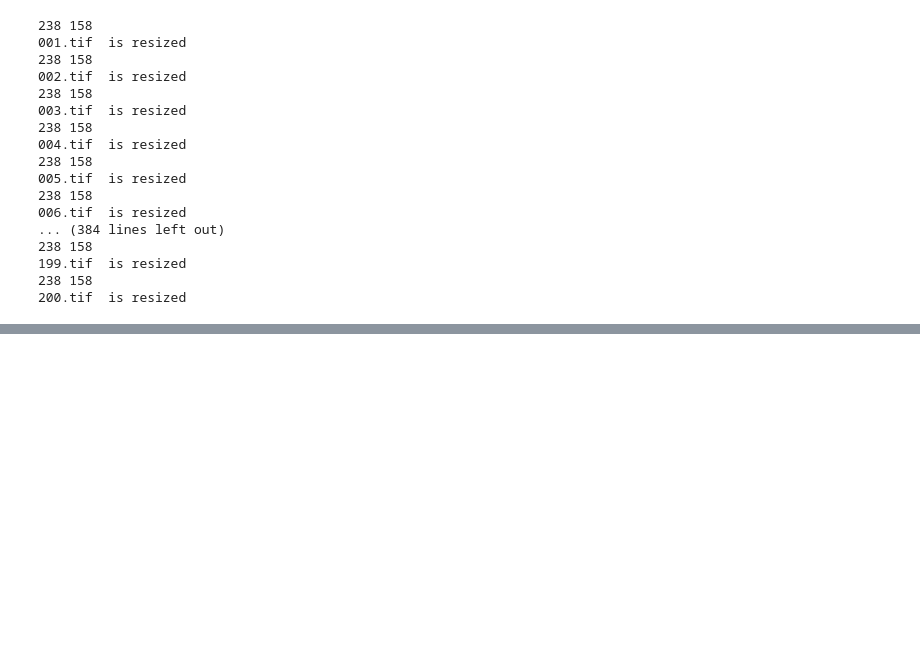
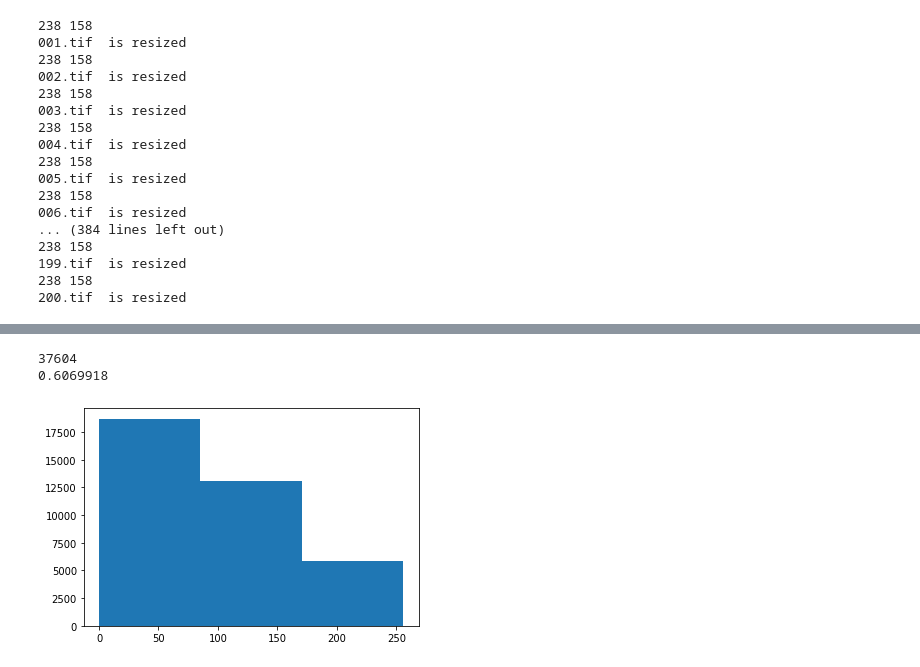
Before and after one commit to SatyaTamalampudi/HonoursImplem, a Jupyter notebook: CompressVideo.ipynb, the cells around one changed output, grey strips where cells are left out. Cells and saved outputs as stored; diff of their text form; code cells hidden in the pictures; blank space fills up the shorter version.

```diff
--- a/CompressVideo.ipynb
+++ b/CompressVideo.ipynb
@@ -254,0 +401,12 @@ cv2.destroyAllWindows()
+# %%
+print(mag_array.size)
+print(mag_array[0][237])
+# %% [output]
+37604
+0.6069918
+# %%
+
+img = cv2.imread('001.tif',0)
+plt.hist(img.ravel(),3,[0,256]); plt.show()
+# %% [output]
+[figure, added]
```
Also changed, not shown: parts of 18 cells of this notebook.
